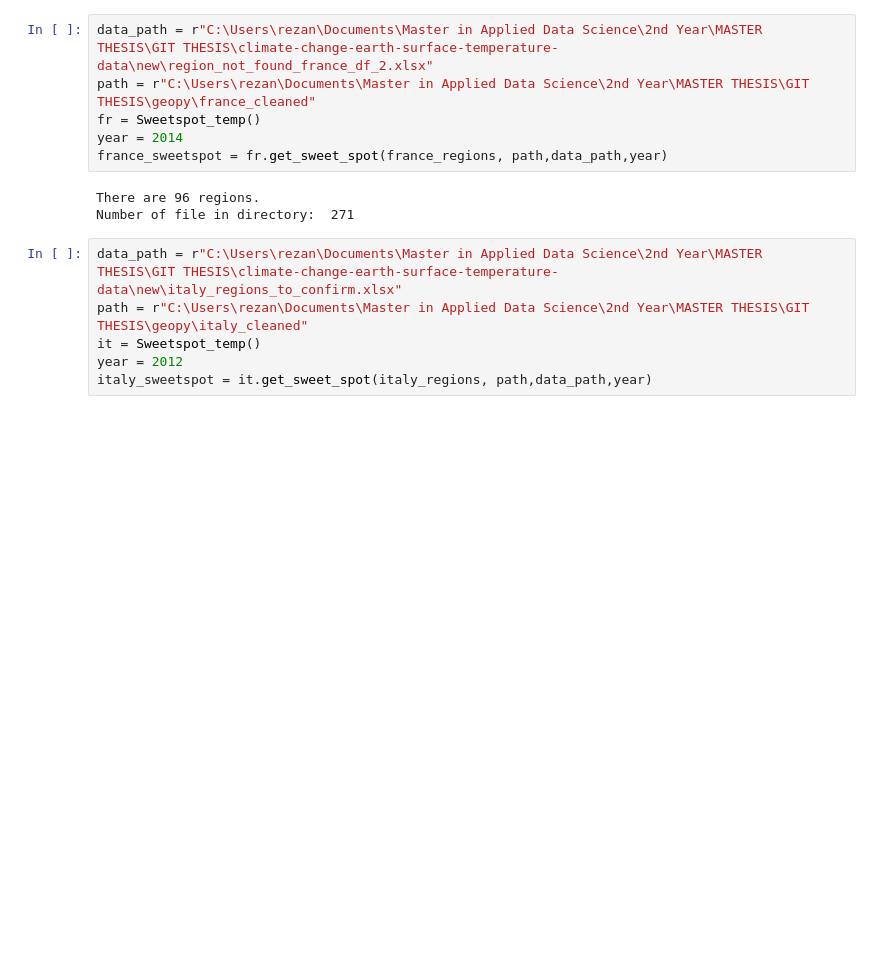
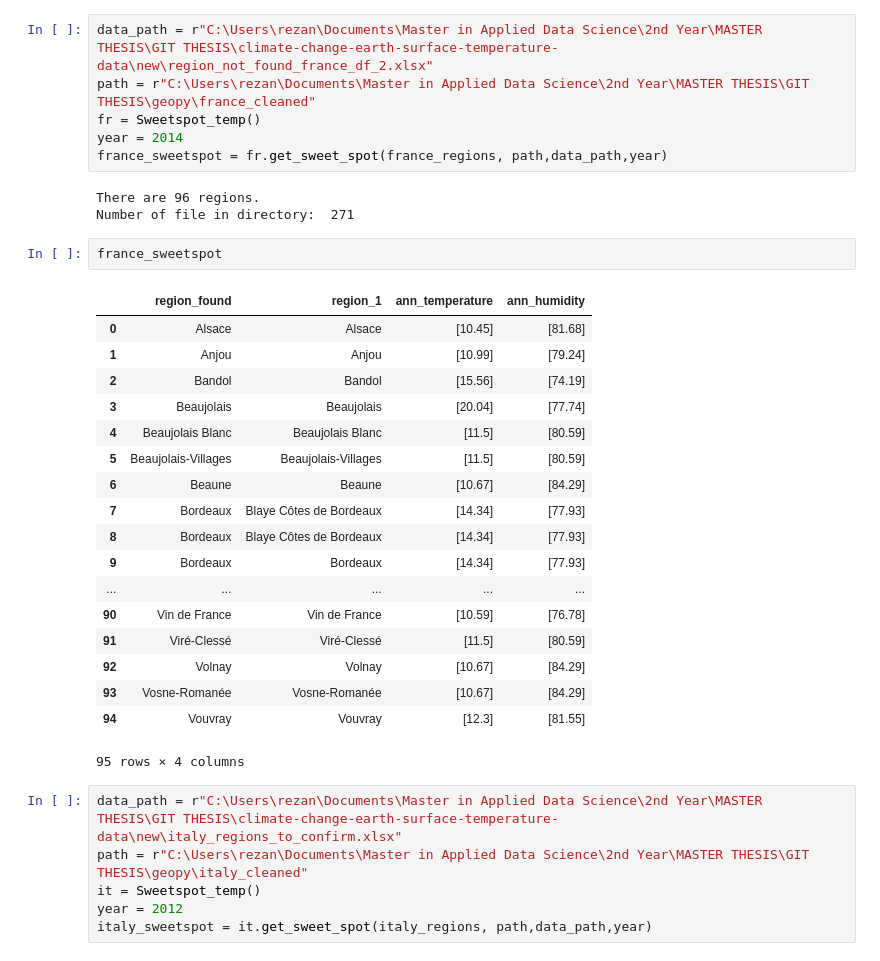
Before and after one commit to julietblack/Thesis-, a Jupyter notebook: Finding the sweet spot .ipynb, the cells around one changed output. Cells and saved outputs as stored; diff of their text form; blank space fills up the shorter version.

```diff
--- a/Finding the sweet spot .ipynb
+++ b/Finding the sweet spot .ipynb
@@ -181,6 +203,27 @@ france_sweetspot = fr.get_sweet_spot(france_regions, path,data_path,year)
 # %% [output]
 There are 96 regions.
 Number of file in directory:  271
+# %%
+france_sweetspot
+# %% [output]
+|  | region_found | region_1 | ann_temperature | ann_humidity |
+| 0 | Alsace | Alsace | [10.45] | [81.68] |
+| 1 | Anjou | Anjou | [10.99] | [79.24] |
+| 2 | Bandol | Bandol | [15.56] | [74.19] |
+| 3 | Beaujolais | Beaujolais | [20.04] | [77.74] |
+| 4 | Beaujolais Blanc | Beaujolais Blanc | [11.5] | [80.59] |
+| 5 | Beaujolais-Villages | Beaujolais-Villages | [11.5] | [80.59] |
+| 6 | Beaune | Beaune | [10.67] | [84.29] |
+| 7 | Bordeaux | Blaye Côtes de Bordeaux | [14.34] | [77.93] |
+| 8 | Bordeaux | Blaye Côtes de Bordeaux | [14.34] | [77.93] |
+| 9 | Bordeaux | Bordeaux | [14.34] | [77.93] |
+| ... | ... | ... | ... | ... |
+| 90 | Vin de France | Vin de France | [10.59] | [76.78] |
+| 91 | Viré-Clessé | Viré-Clessé | [11.5] | [80.59] |
+| 92 | Volnay | Volnay | [10.67] | [84.29] |
+| 93 | Vosne-Romanée | Vosne-Romanée | [10.67] | [84.29] |
+| 94 | Vouvray | Vouvray | [12.3] | [81.55] |
+95 rows × 4 columns
 # %%
 data_path = r"C:\Users\rezan\Documents\Master in Applied Data Science\2nd Year\MASTER THESIS\GIT THESIS\climate-change-earth-surface-temperature-data\new\italy_regions_to_confirm.xlsx"
 path = r"C:\Users\rezan\Documents\Master in Applied Data Science\2nd Year\MASTER THESIS\GIT THESIS\geopy\italy_cleaned"
```
Also changed, not shown: parts of 5 cells of this notebook, 48 other files.
